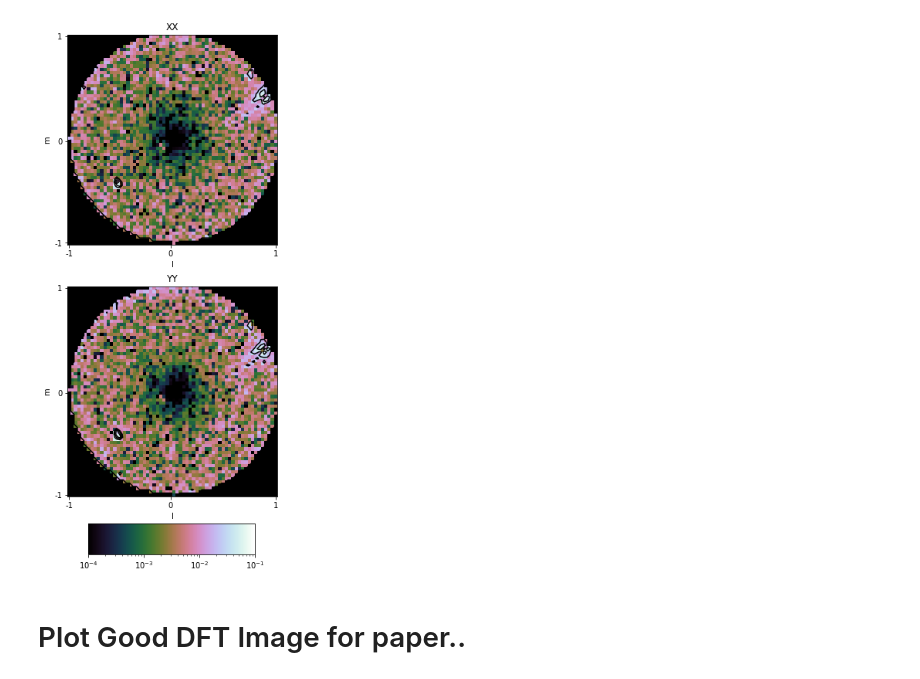
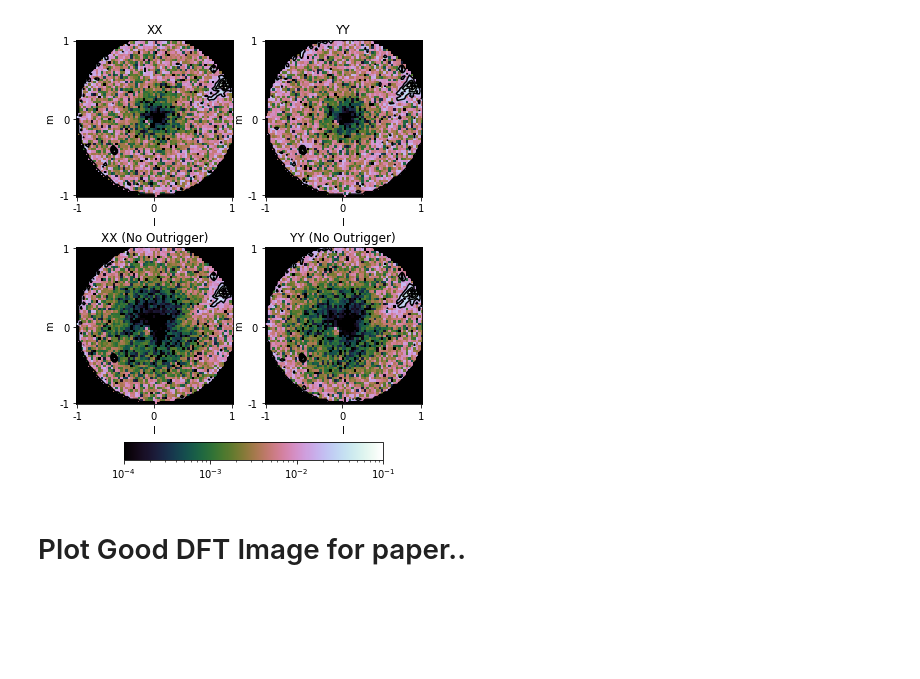
Before and after one commit to epic-astronomy/EPIC-Wide-Field, a Jupyter notebook: plotdiffImage.ipynb, the cells around one changed output. Saved outputs shown, nothing was run; the diff lists cells and outputs as text; code cells hidden in the pictures; blank space fills up the shorter version.

Commit message:
Plots for EPIC paper

```diff
--- a/plotdiffImage.ipynb
+++ b/plotdiffImage.ipynb
@@ -22,56 +33,92 @@ plt.show()
 peak_x = numpy.max(image_wcor[0,0,0,:,:])
 peak_y = numpy.max(image_wcor[0,0,3,:,:])
 # %%
-# X Polarisation
-
+## X Polarisation
+# With Outrigger
 image_wcor_x = image_wcor[0,0,0,:,:]/peak_x
 image_no_wcor_x = image_no_wcor[0,0,0,:,:]/peak_x
 
 image_wcor_y = image_wcor[0,0,3,:,:]/peak_y
 image_no_wcor_y = image_no_wcor[0,0,3,:,:]/peak_y
+
+# Without Outrigger
+
+image_wcor_no_x = image_wcor_no[0,0,0,:,:]/peak_x
+image_no_wcor_no_x = image_no_wcor_no[0,0,0,:,:]/peak_x
+
+image_wcor_no_y = image_wcor_no[0,0,3,:,:]/peak_y
+image_no_wcor_no_y = image_no_wcor_no[0,0,3,:,:]/peak_y
 # %%
+# With Outrigger
 diff_x = numpy.nan_to_num(numpy.abs(image_wcor_x - image_no_wcor_x))
 diff_y = numpy.nan_to_num(numpy.abs(image_wcor_y - image_no_wcor_y))
+
+# Without Outrigger
+diff_x_no = numpy.nan_to_num(numpy.abs(image_wcor_no_x - image_no_wcor_no_x))
+diff_y_no = numpy.nan_to_num(numpy.abs(image_wcor_no_y - image_no_wcor_no_y))
 # %%
-fig = plt.figure(figsize=(5,11))
-ax1 = fig.add_subplot(211)
-ax2 = fig.add_subplot(212)
+fig = plt.figure(figsize=(6,7))
+ax1 = fig.add_subplot(221)
+ax2 = fig.add_subplot(222)
+ax3 = fig.add_subplot(223)
+ax4 = fig.add_subplot(224)
 
 
 tick_locs = [0,31,63]
 tick_names = [-1,0,1]
 
 levels=numpy.arange(0.0,1.0,0.02)
 
 
 s1 = ax1.imshow(diff_x+1e-10,cmap=plt.get_cmap('cubehelix'),norm=LogNorm(vmin=0.0001, vmax=0.1),origin='lower')
 ax1.contour(diff_x, colors='k', origin='lower',levels=levels)
 ax1.set_xticks(tick_locs)
 ax1.set_xlabel('l')
 ax1.set_yticks(tick_locs)
 ax1.set_ylabel('m')
 ax1.set_xticklabels(tick_names)
 ax1.set_yticklabels(tick_names)
 ax1.set_title("XX")
 
 ax2.imshow(diff_y+1e-10,cmap=plt.get_cmap('cubehelix'),norm=LogNorm(vmin=0.0001, vmax=0.1),origin='lower')
 ax2.contour(diff_y, colors='k', origin='lower',levels=levels)
 ax2.set_xticks(tick_locs)
 ax2.set_xlabel('l')
 ax2.set_yticks(tick_locs)
 ax2.set_ylabel('m')
 ax2.set_xticklabels(tick_names)
 ax2.set_yticklabels(tick_names)
-ax2.set_title("XX")
 ax2.set_title("YY")
 
-cax = fig.add_axes([0.21, 0.03, 0.6, 0.05])
+ax3.imshow(diff_x_no+1e-10,cmap=plt.get_cmap('cubehelix'),norm=LogNorm(vmin=0.0001, vmax=0.1),origin='lower')
+ax3.contour(diff_x_no, colors='k', origin='lower',levels=levels)
+ax3.set_xticks(tick_locs)
+ax3.set_xlabel('l')
+ax3.set_yticks(tick_locs)
+ax3.set_ylabel('m')
+ax3.set_xticklabels(tick_names)
+ax3.set_yticklabels(tick_names)
+ax3.set_title("XX (No Outrigger)")
+
+ax4.imshow(diff_y_no+1e-10,cmap=plt.get_cmap('cubehelix'),norm=LogNorm(vmin=0.0001, vmax=0.1),origin='lower')
+ax4.contour(diff_y_no, colors='k', origin='lower',levels=levels)
+ax4.set_xticks(tick_locs)
+ax4.set_xlabel('l')
+ax4.set_yticks(tick_locs)
+ax4.set_ylabel('m')
+ax4.set_xticklabels(tick_names)
+ax4.set_yticklabels(tick_names)
+ax4.set_title("YY (No Outrigger)")
+
+cax = fig.add_axes([0.21, 0.03, 0.6, 0.035])
 fig.colorbar(s1, cax=cax, orientation='horizontal')
+plt.subplots_adjust(left=0.1, bottom=None, right=None, top=None, wspace=None, hspace=None)
+#plt.tight_layout()
+plt.savefig('diff_dft_wcor.pdf')
 
-plt.savefig('diff_dft_wcor.pdf')
 plt.show()
 # %% [output]
-[figure, old version]
+[figure, new version]
 # %% [markdown]
 # Plot Good DFT Image for paper..
 # %%
```
Also changed, not shown: parts of 4 cells of this notebook, 2 other files.
